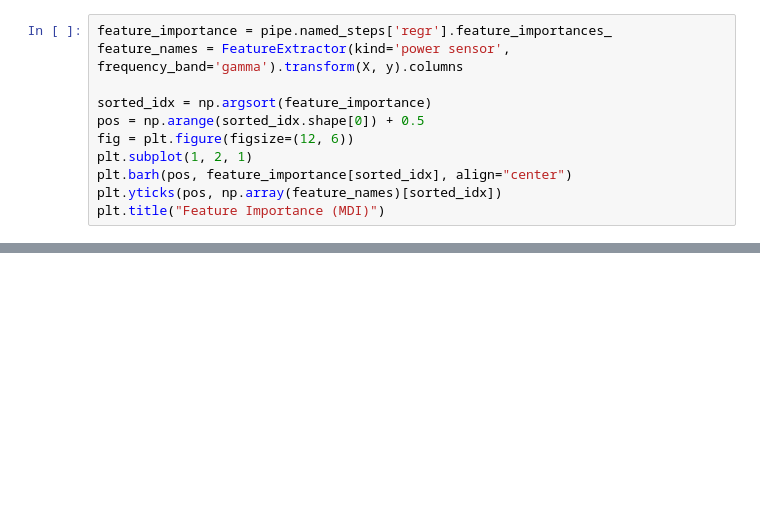
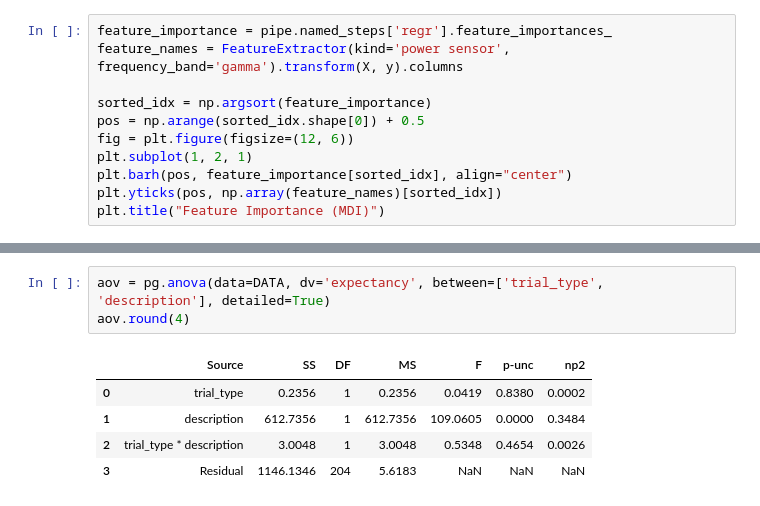
Before and after one commit to Yeganehfrh/SugNet, a Jupyter notebook: notebooks/archived/post_hoc_analysis.ipynb, the cells around one changed output, grey strips where cells are left out. Saved outputs shown, nothing was run; the diff lists cells and outputs as text; blank space fills up the shorter version.

```diff
--- a/notebooks/archived/post_hoc_analysis.ipynb
+++ b/notebooks/archived/post_hoc_analysis.ipynb
@@ -287,0 +371,9 @@ plt.title("Feature Importance (MDI)")
+# %%
+aov = pg.anova(data=DATA, dv='expectancy', between=['trial_type', 'description'], detailed=True)
+aov.round(4)
+# %% [output]
+|  | Source | SS | DF | MS | F | p-unc | np2 |
+| 0 | trial_type | 0.2356 | 1 | 0.2356 | 0.0419 | 0.8380 | 0.0002 |
+| 1 | description | 612.7356 | 1 | 612.7356 | 109.0605 | 0.0000 | 0.3484 |
+| 2 | trial_type * description | 3.0048 | 1 | 3.0048 | 0.5348 | 0.4654 | 0.0026 |
+| 3 | Residual | 1146.1346 | 204 | 5.6183 | NaN | NaN | NaN |
```
Also changed, not shown: parts of 12 cells of this notebook.
